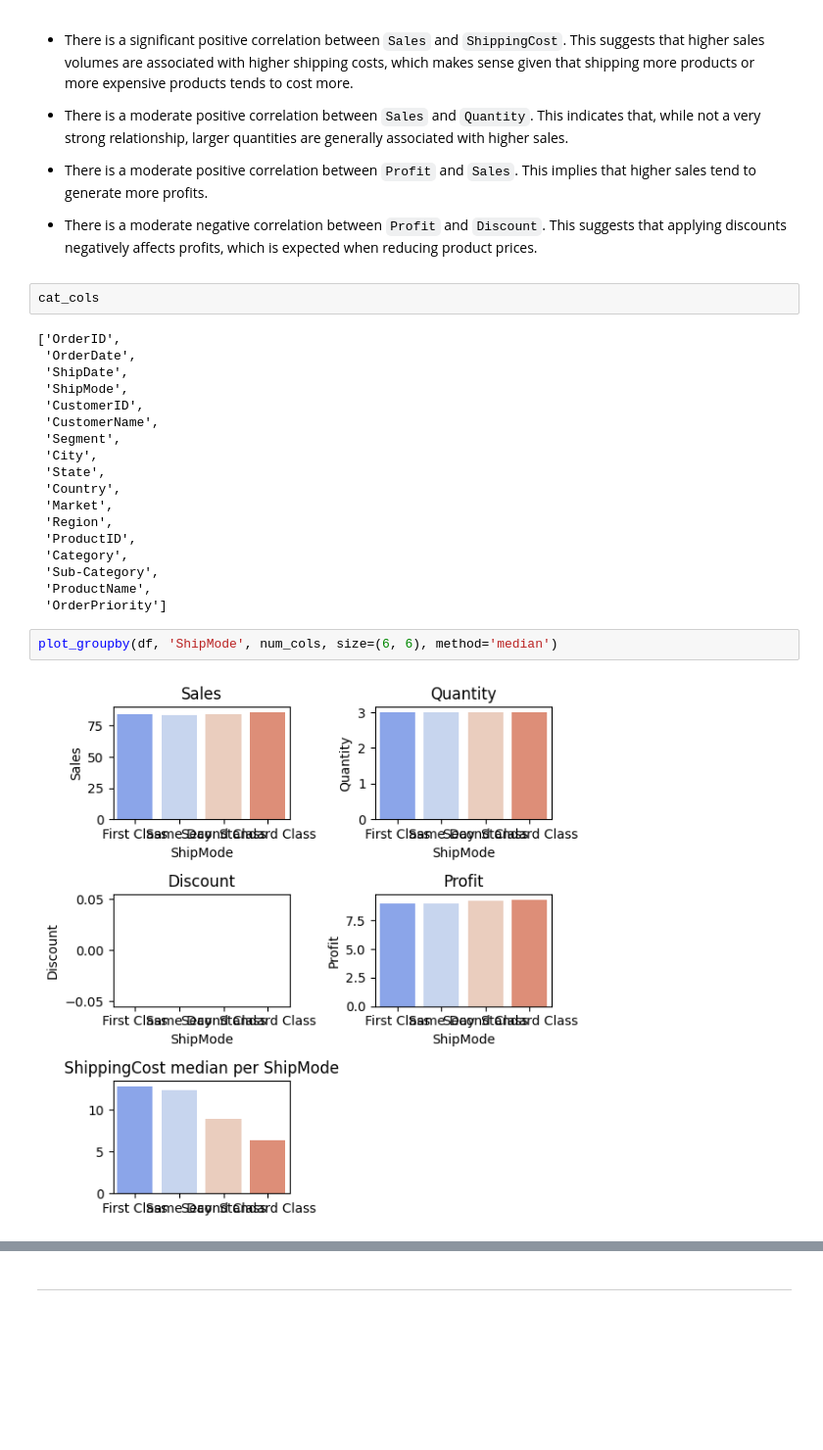
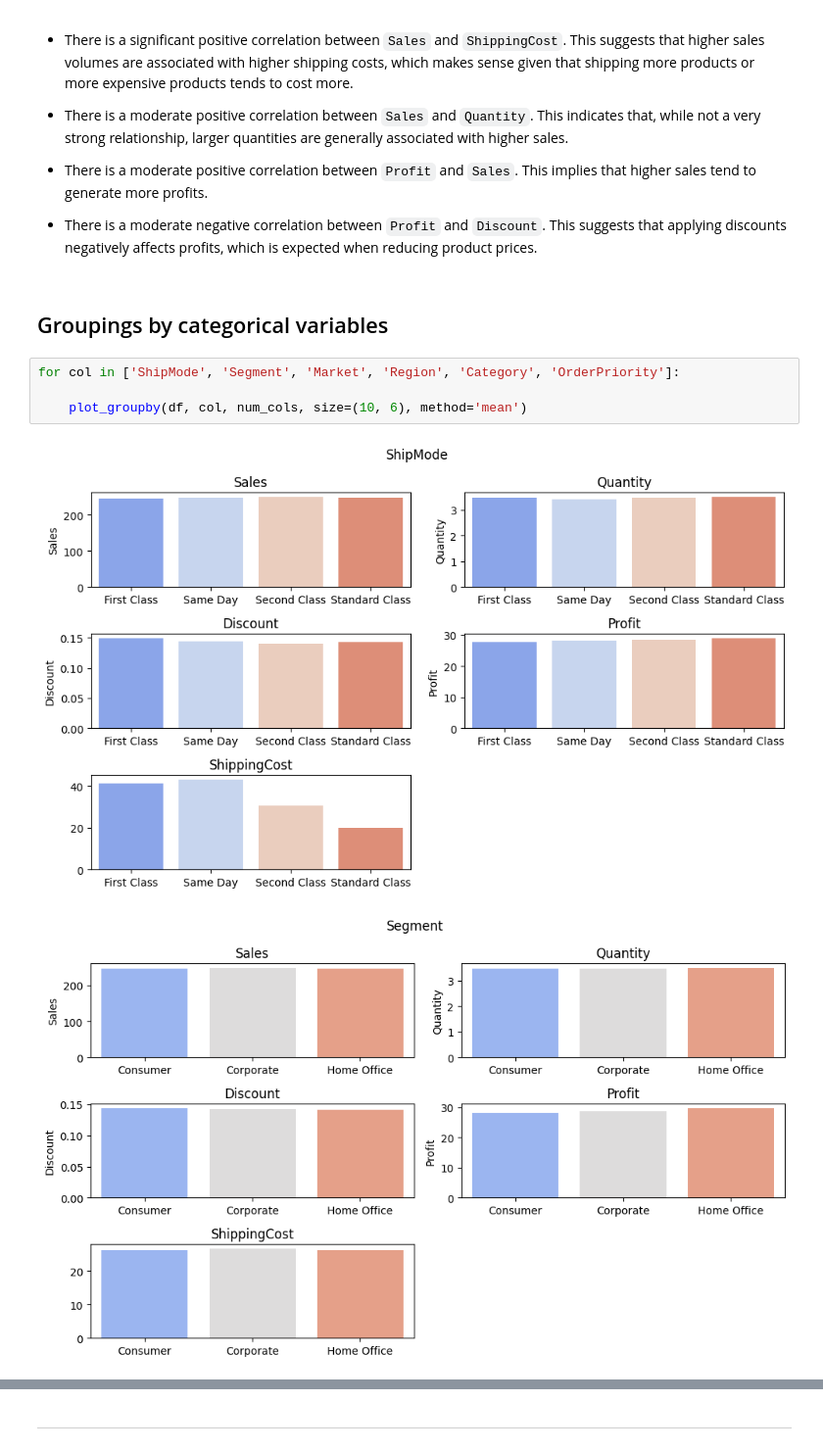
Before and after one commit to SupernovaIa/Proyecto-9-Global-Trade-Insights-Clustering-and-Regression, a Jupyter notebook: notebook/01-EDA.ipynb, the cells around one changed output, grey strips where cells are left out. Shown at 98% size. Cells and saved outputs as stored; diff of their text form; blank space fills up the shorter version.

```diff
--- a/notebook/01-EDA.ipynb
+++ b/notebook/01-EDA.ipynb
@@ -317,27 +321,12 @@ plot_correlation_matrix(df, size = (8, 8))
 * There is a moderate positive correlation between `Profit` and `Sales`. This implies that higher sales tend to generate more profits.
 
 * There is a moderate negative correlation between `Profit` and `Discount`. This suggests that applying discounts negatively affects profits, which is expected when reducing product prices.
-# %%
-cat_cols
-# %% [output]
-['OrderID',
- 'OrderDate',
- 'ShipDate',
- 'ShipMode',
- 'CustomerID',
- 'CustomerName',
- 'Segment',
- 'City',
- 'State',
- 'Country',
- 'Market',
- 'Region',
- 'ProductID',
- 'Category',
- 'Sub-Category',
- 'ProductName',
- 'OrderPriority']
-# %%
-plot_groupby(df, 'ShipMode', num_cols, size=(6, 6), method='median')
-# %% [output]
-[figure, removed]
+# %% [markdown]
+## Groupings by categorical variables
+# %%
+for col in ['ShipMode', 'Segment', 'Market', 'Region', 'Category', 'OrderPriority']:
+
+    plot_groupby(df, col, num_cols, size=(10, 6), method='mean')
+# %% [output]
+[figure, added]
+[figure, added]
```
Also changed, not shown: parts of 63 cells of this notebook, 2 other files.
